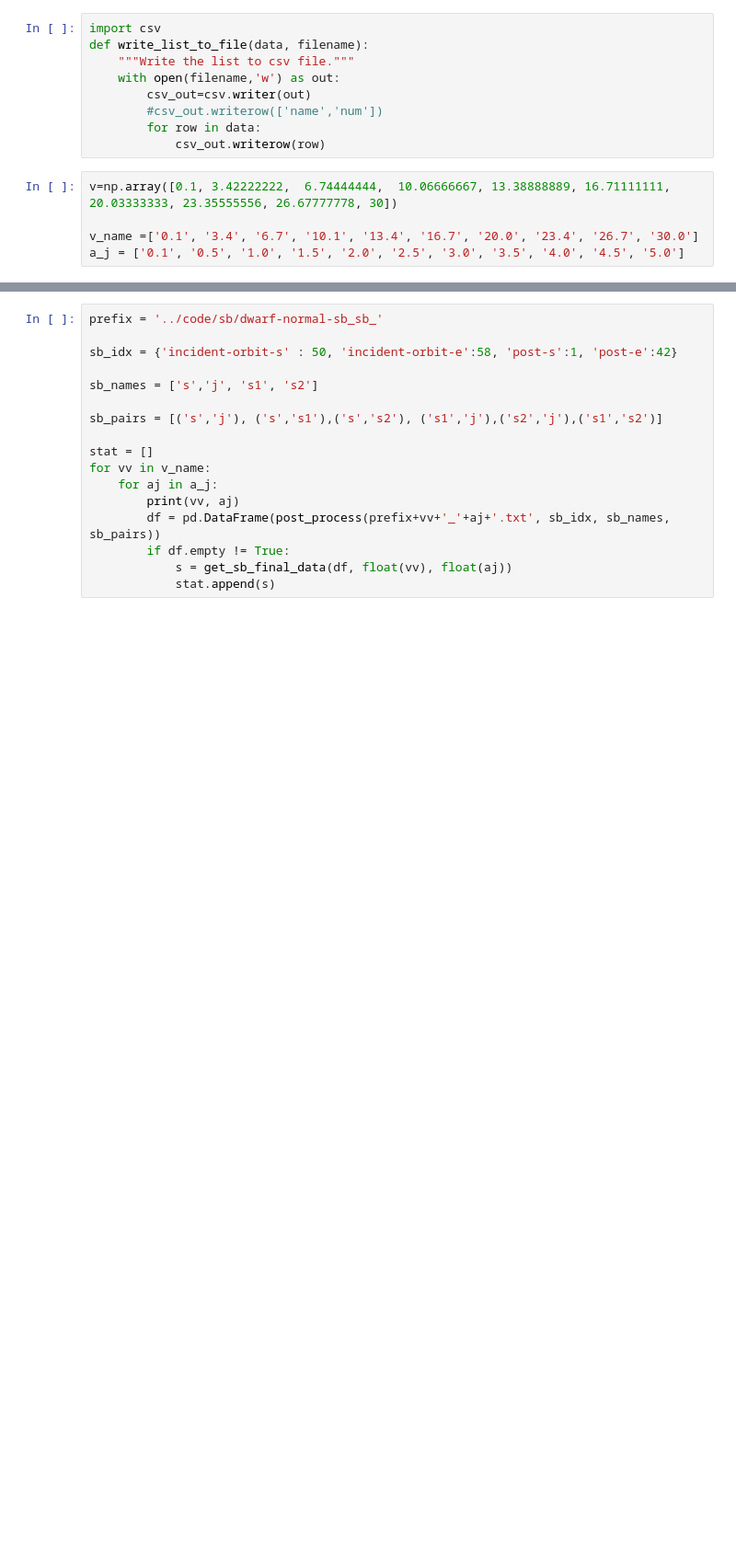
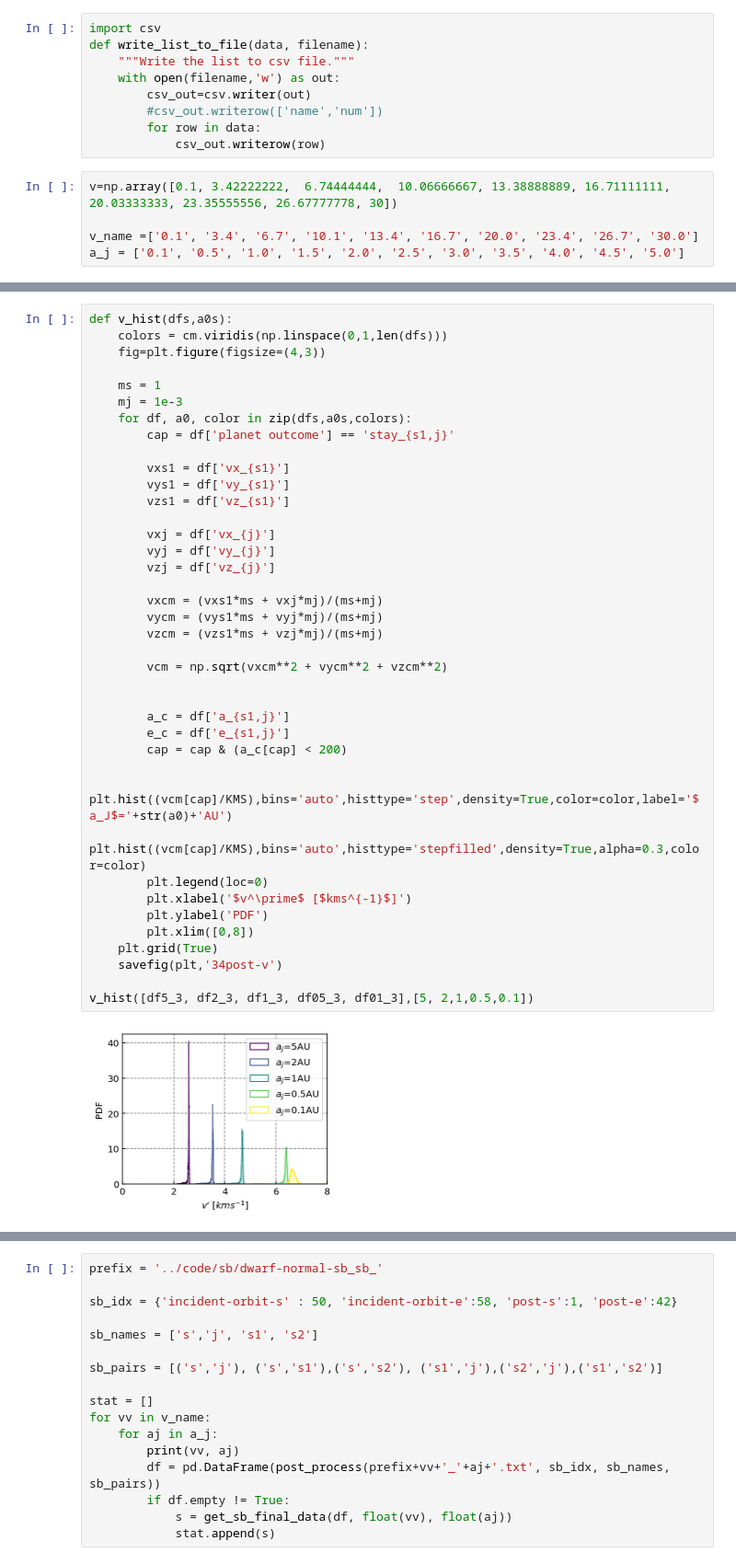
Before and after one commit to YihanWangAstro/planet-app, a Jupyter notebook: process/planet-app.ipynb, the cells around one changed output, grey strips where cells are left out. Shown: that part at 92% size. Cells and saved outputs as stored; diff of their text form; blank space fills up the shorter version.

```diff
--- a/process/planet-app.ipynb
+++ b/process/planet-app.ipynb
@@ -477,3 +506,44 @@ e_hist([df2, df1, df05, df01],[2,1,0.5,0.1])
+# %%
+def v_hist(dfs,a0s):
+    colors = cm.viridis(np.linspace(0,1,len(dfs)))
+    fig=plt.figure(figsize=(4,3))
+
+    ms = 1
+    mj = 1e-3
+    for df, a0, color in zip(dfs,a0s,colors):
+        cap = df['planet outcome'] == 'stay_{s1,j}'
+
+        vxs1 = df['vx_{s1}']
+        vys1 = df['vy_{s1}']
+        vzs1 = df['vz_{s1}']
+
+        vxj = df['vx_{j}']
+        vyj = df['vy_{j}']
+        vzj = df['vz_{j}']
+
+        vxcm = (vxs1*ms + vxj*mj)/(ms+mj)
+        vycm = (vys1*ms + vyj*mj)/(ms+mj)
+        vzcm = (vzs1*ms + vzj*mj)/(ms+mj)
+
+        vcm = np.sqrt(vxcm**2 + vycm**2 + vzcm**2)
+
+
+        a_c = df['a_{s1,j}']
+        e_c = df['e_{s1,j}']
+        cap = cap & (a_c[cap] < 200)
+
+        plt.hist((vcm[cap]/KMS),bins='auto',histtype='step',density=True,color=color,label='$a_J$='+str(a0)+'AU')
+        plt.hist((vcm[cap]/KMS),bins='auto',histtype='stepfilled',density=True,alpha=0.3,color=color)
+        plt.legend(loc=0)
+        plt.xlabel('$v^\prime$ [$kms^{-1}$]')
+        plt.ylabel('PDF')
+        plt.xlim([0,8])
+    plt.grid(True)
+    savefig(plt,'34post-v')
+
+v_hist([df5_3, df2_3, df1_3, df05_3, df01_3],[5, 2,1,0.5,0.1])
+# %% [output]
+[figure, added]
 # %%
 prefix = '../code/ss/solar-normal-ss_ss_'
 
```
Also changed, not shown: parts of 10 cells of this notebook, 1 other file.
